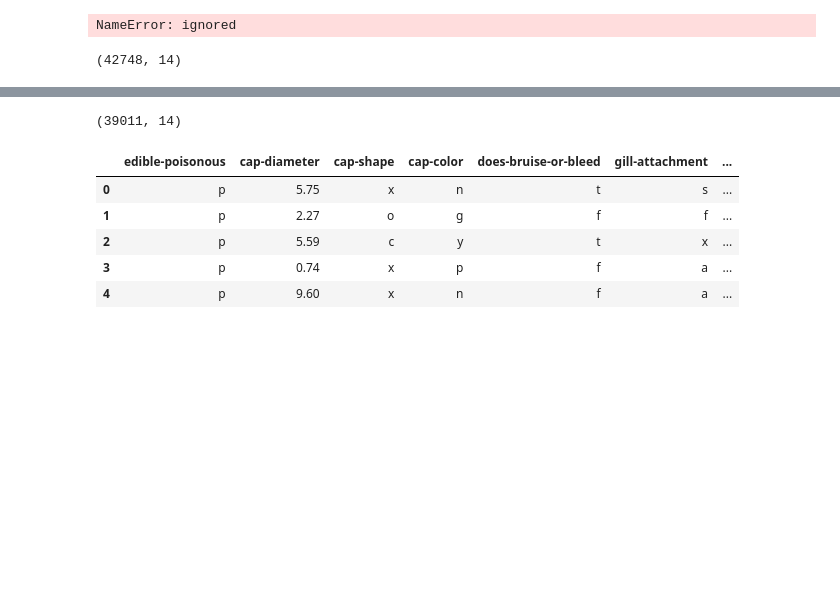
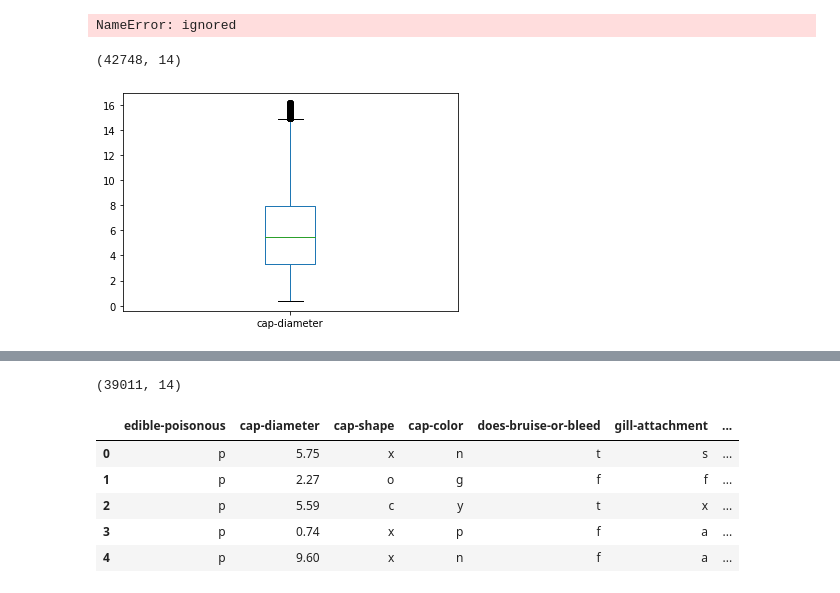
Before and after one commit to sarkar2527/DSAP, a Jupyter notebook: Hackathon.ipynb, the cells around one changed output, grey strips where cells are left out. Drawn from its saved outputs; the diff is of its cells as text; code cells hidden in the pictures; blank space fills up the shorter version.

```diff
--- a/Hackathon.ipynb
+++ b/Hackathon.ipynb
@@ -142,3 +142,7 @@ Q3 = df_raw[cols].quantile(0.75)
 IQR = Q3 - Q1
 
 df_new = df_raw[~((df_raw[cols] < (Q1 - 1.5 * IQR)) |(df_raw[cols] > (Q3 + 1.5 * IQR))).any(axis=1)]
+# %%
+  plot_boxplot(df_new, 'cap-diameter')
+# %% [output]
+[figure, added]
```
Also changed, not shown: parts of 3 cells of this notebook.
